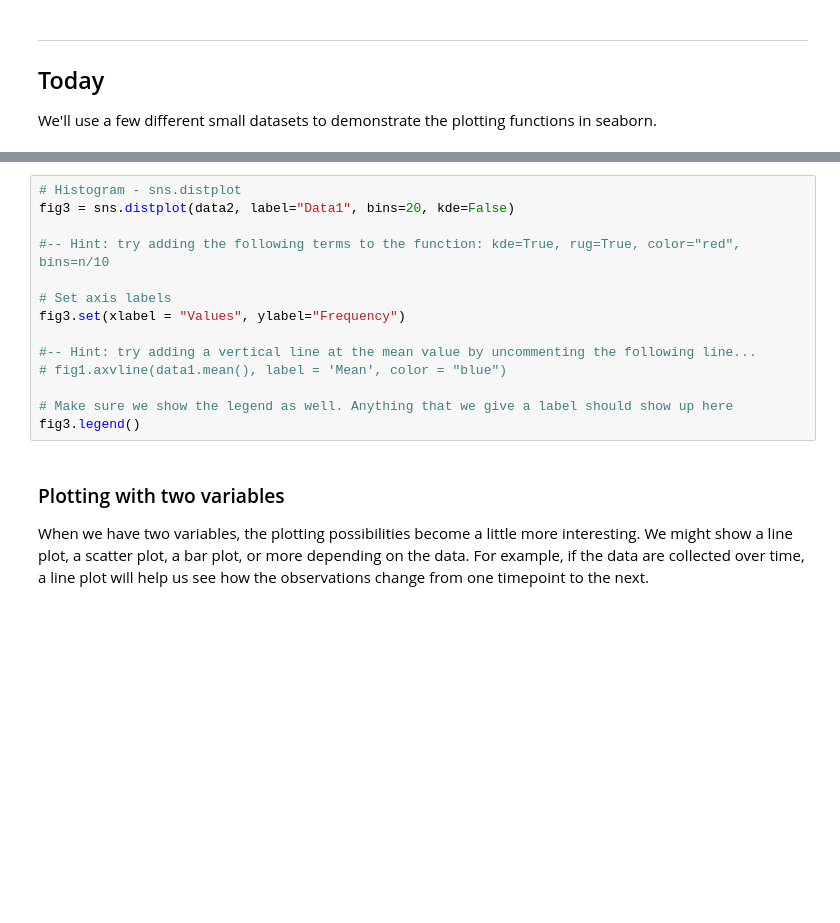
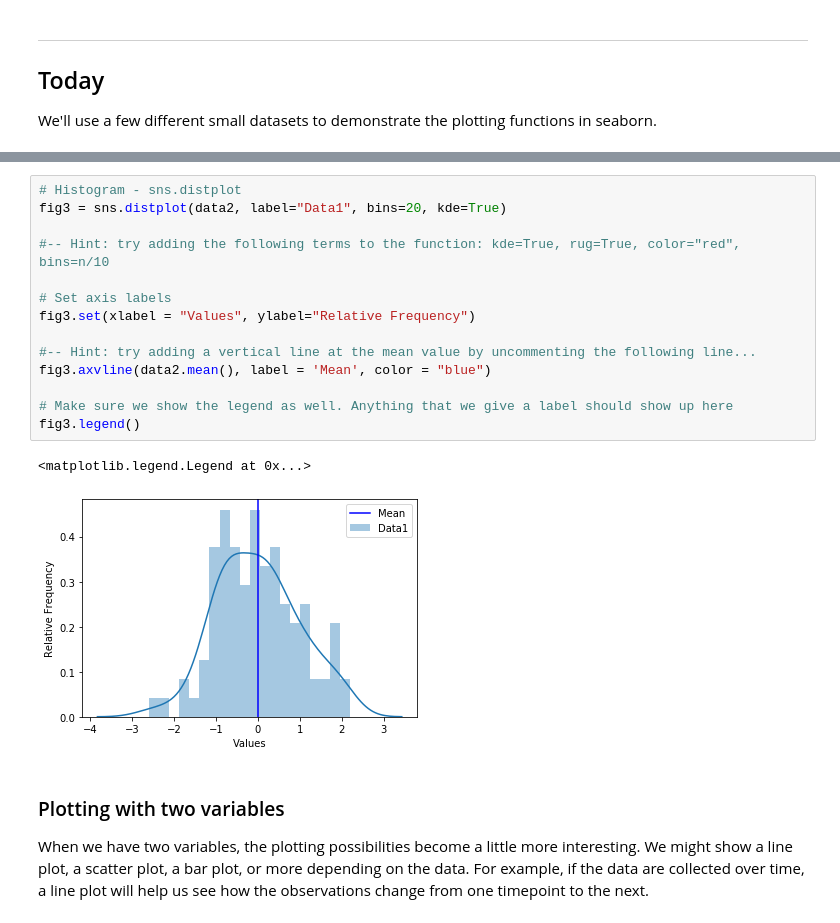
Before and after one commit to asizemore/data_science_seminar_upenn20, a Jupyter notebook: data_visualization_07092020.ipynb, the cells around one changed output, grey strips where cells are left out. Saved outputs shown, nothing was run; the diff lists cells and outputs as text; blank space fills up the shorter version.

Commit message:
data viz minor updates

```diff
--- a/data_visualization_07092020.ipynb
+++ b/data_visualization_07092020.ipynb
@@ -74,17 +84,20 @@ fig2c.set(ylim=(-3,3), title="Violin plot")
 # %%
 # Histogram - sns.distplot
-fig3 = sns.distplot(data2, label="Data1", bins=20, kde=False)
+fig3 = sns.distplot(data2, label="Data1", bins=20, kde=True)
 
 #-- Hint: try adding the following terms to the function: kde=True, rug=True, color="red", bins=n/10
 
 # Set axis labels
-fig3.set(xlabel = "Values", ylabel="Frequency")
+fig3.set(xlabel = "Values", ylabel="Relative Frequency")
 
 #-- Hint: try adding a vertical line at the mean value by uncommenting the following line...
-# fig1.axvline(data1.mean(), label = 'Mean', color = "blue")
+fig3.axvline(data2.mean(), label = 'Mean', color = "blue")
 
 # Make sure we show the legend as well. Anything that we give a label should show up here
 fig3.legend()
+# %% [output]
+<matplotlib.legend.Legend at 0x...>
+[figure, added]
 # %% [markdown]
 ### Plotting with two variables
 
```
Also changed, not shown: parts of 8 cells of this notebook, 1 other file.
